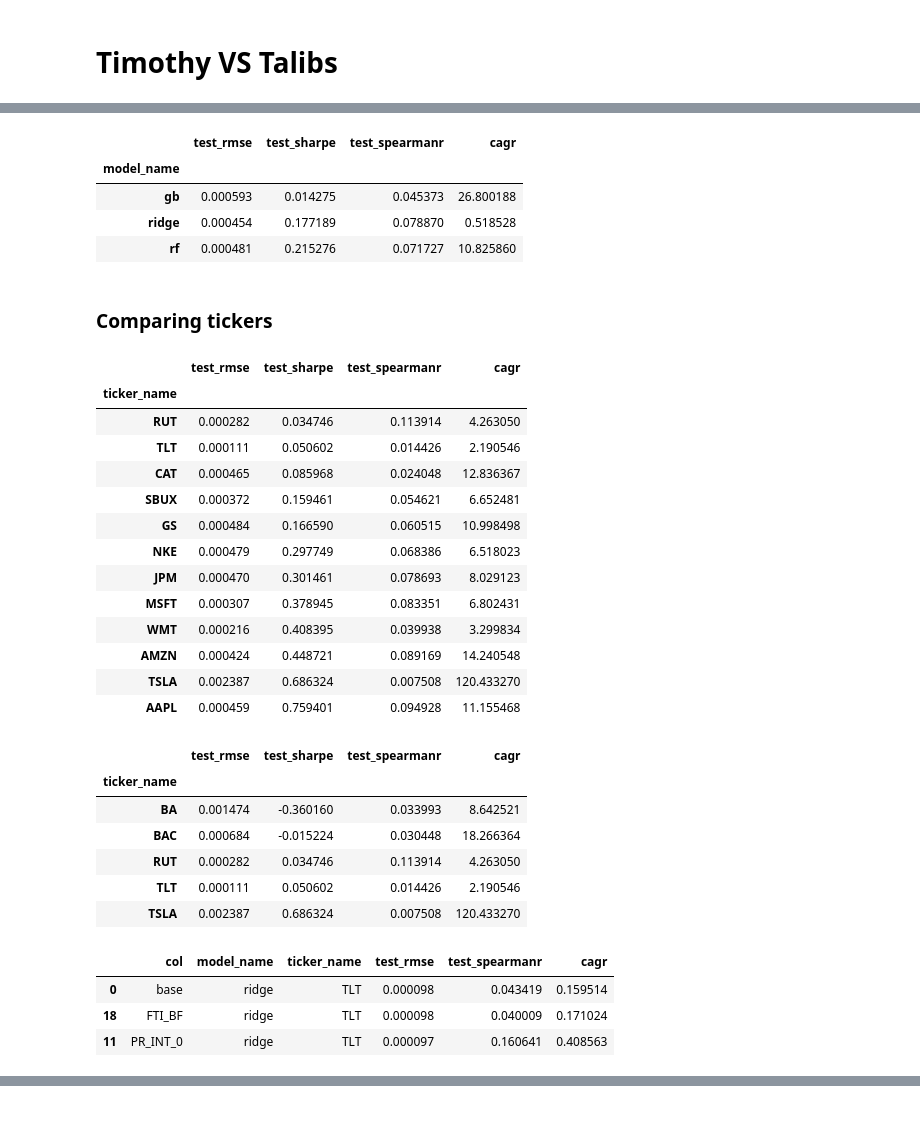
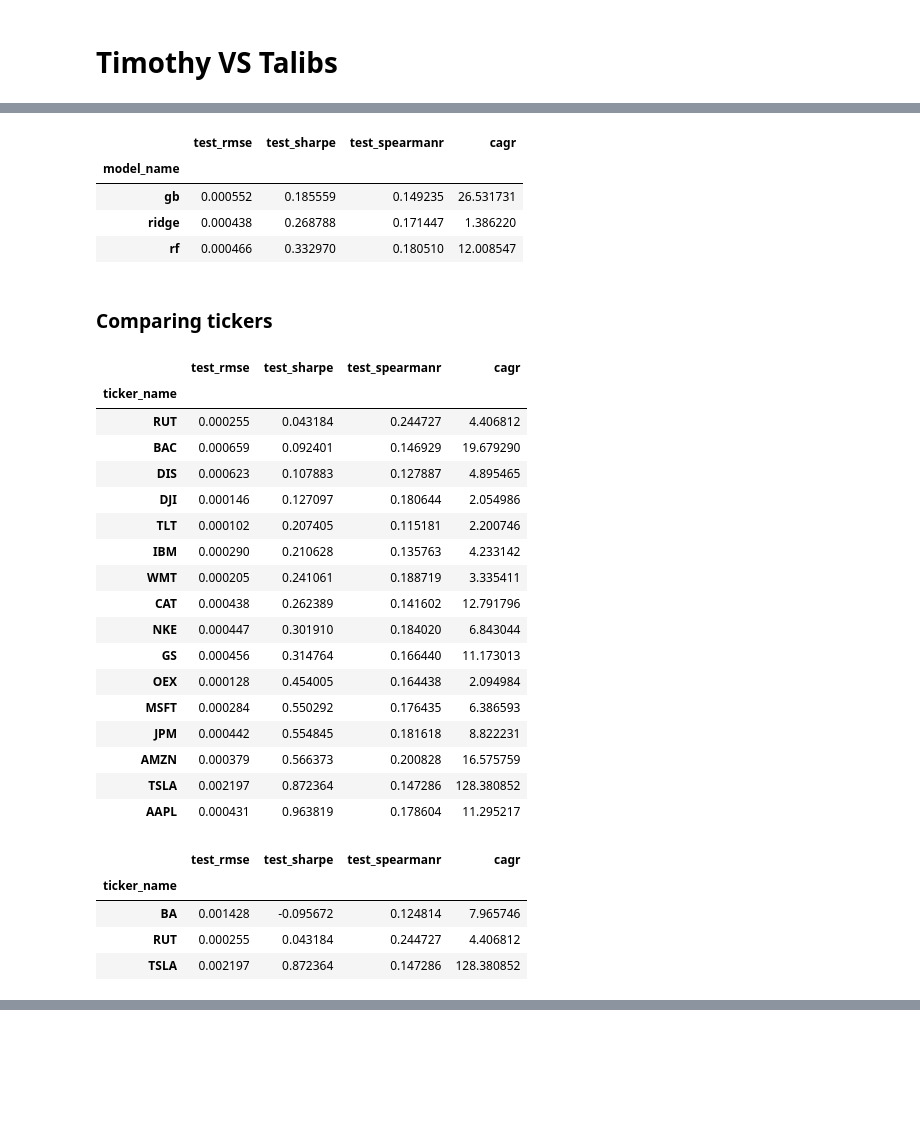
Before and after one commit to harrisyang611/timothy_indicator_project, a Jupyter notebook: notebook/model_eval_plot.ipynb, the cells around one changed output, grey strips where cells are left out. Saved outputs shown, nothing was run; the diff lists cells and outputs as text; code cells hidden in the pictures; blank space fills up the shorter version.

```diff
--- a/notebook/model_eval_plot.ipynb
+++ b/notebook/model_eval_plot.ipynb
@@ -5,13 +5,14 @@ import os
 import matplotlib.pyplot as plt
 import seaborn as sns
 # %%
-model_file = os.listdir('../output_new/')
+file_dir = '../output_3/'
+model_file = os.listdir(file_dir)
 model_file = [i for i in model_file if 'model_result' in i]
 # %%
 df_model_list = []
 
 for file_name in model_file:
-    file_location = '../output_new/' + file_name
+    file_location = file_dir + file_name
     ticker_name = file_name.split('_')[0]
     df = pd.read_csv(file_location)
     df.columns = ['col', 'tuning_sharpe', 'tuning_rmse', 'tuning_spearmanr', 'cagr',
@@ -162,9 +162,9 @@ df_3model
 # %% [output]
 |  | test_rmse | test_sharpe | test_spearmanr | cagr |
 | model_name |  |  |  |  |
-| gb | 0.000593 | 0.014275 | 0.045373 | 26.800188 |
-| ridge | 0.000454 | 0.177189 | 0.078870 | 0.518528 |
-| rf | 0.000481 | 0.215276 | 0.071727 | 10.825860 |
+| gb | 0.000552 | 0.185559 | 0.149235 | 26.531731 |
+| ridge | 0.000438 | 0.268788 | 0.171447 | 1.386220 |
+| rf | 0.000466 | 0.332970 | 0.180510 | 12.008547 |
 # %% [markdown]
 ### Comparing tickers
 # %%
@@ -173,32 +173,34 @@ df_ticker[df_ticker['test_sharpe'] > 0]
 # %% [output]
 |  | test_rmse | test_sharpe | test_spearmanr | cagr |
 | ticker_name |  |  |  |  |
-| RUT | 0.000282 | 0.034746 | 0.113914 | 4.263050 |
-| TLT | 0.000111 | 0.050602 | 0.014426 | 2.190546 |
-| CAT | 0.000465 | 0.085968 | 0.024048 | 12.836367 |
-| SBUX | 0.000372 | 0.159461 | 0.054621 | 6.652481 |
-| GS | 0.000484 | 0.166590 | 0.060515 | 10.998498 |
-| NKE | 0.000479 | 0.297749 | 0.068386 | 6.518023 |
-| JPM | 0.000470 | 0.301461 | 0.078693 | 8.029123 |
-| MSFT | 0.000307 | 0.378945 | 0.083351 | 6.802431 |
-| WMT | 0.000216 | 0.408395 | 0.039938 | 3.299834 |
-| AMZN | 0.000424 | 0.448721 | 0.089169 | 14.240548 |
-| TSLA | 0.002387 | 0.686324 | 0.007508 | 120.433270 |
-| AAPL | 0.000459 | 0.759401 | 0.094928 | 11.155468 |
+| RUT | 0.000255 | 0.043184 | 0.244727 | 4.406812 |
+| BAC | 0.000659 | 0.092401 | 0.146929 | 19.679290 |
+| DIS | 0.000623 | 0.107883 | 0.127887 | 4.895465 |
+| DJI | 0.000146 | 0.127097 | 0.180644 | 2.054986 |
+| TLT | 0.000102 | 0.207405 | 0.115181 | 2.200746 |
+| IBM | 0.000290 | 0.210628 | 0.135763 | 4.233142 |
+| WMT | 0.000205 | 0.241061 | 0.188719 | 3.335411 |
+| CAT | 0.000438 | 0.262389 | 0.141602 | 12.791796 |
+| NKE | 0.000447 | 0.301910 | 0.184020 | 6.843044 |
+| GS | 0.000456 | 0.314764 | 0.166440 | 11.173013 |
+| OEX | 0.000128 | 0.454005 | 0.164438 | 2.094984 |
+| MSFT | 0.000284 | 0.550292 | 0.176435 | 6.386593 |
+| JPM | 0.000442 | 0.554845 | 0.181618 | 8.822231 |
+| AMZN | 0.000379 | 0.566373 | 0.200828 | 16.575759 |
+| TSLA | 0.002197 | 0.872364 | 0.147286 | 128.380852 |
+| AAPL | 0.000431 | 0.963819 | 0.178604 | 11.295217 |
 # %%
 df_ticker = df_model.groupby(['ticker_name'])[['test_rmse','test_sharpe','test_spearmanr','cagr']].mean().sort_values(['test_sharpe'])
-list_tickers = ['BA','BAC','RUT','TLT','TSLA']
+list_tickers = ['BA','RUT','TSLA']
 df_ticker_selected = df_ticker[df_ticker.index.isin(list_tickers)]
 # %%
-df_ticker_selected
+df_ticker_selected.sort_values(['test_sharpe'])
 # %% [output]
 |  | test_rmse | test_sharpe | test_spearmanr | cagr |
 | ticker_name |  |  |  |  |
-| BA | 0.001474 | -0.360160 | 0.033993 | 8.642521 |
-| BAC | 0.000684 | -0.015224 | 0.030448 | 18.266364 |
-| RUT | 0.000282 | 0.034746 | 0.113914 | 4.263050 |
-| TLT | 0.000111 | 0.050602 | 0.014426 | 2.190546 |
-| TSLA | 0.002387 | 0.686324 | 0.007508 | 120.433270 |
+| BA | 0.001428 | -0.095672 | 0.124814 | 7.965746 |
+| RUT | 0.000255 | 0.043184 | 0.244727 | 4.406812 |
+| TSLA | 0.002197 | 0.872364 | 0.147286 | 128.380852 |
 # %%
 df_ticker_ind = df_model.groupby(['ticker_name','col'])[['test_rmse','test_sharpe','test_spearmanr','cagr']].mean().sort_values(['test_sharpe']).reset_index()
 list_tickers = ['BA','BAC','RUT','TLT','TSLA']
@@ -255,11 +257,6 @@ evaluation_list = [
 xx = [ df_model[(df_model[list(i)] == pd.Series(i)).all(axis=1)]  for i in evaluation_list]
 
 df_shap = pd.concat(xx)[['col','model_name','ticker_name','test_rmse','test_spearmanr','cagr']].sort_values(['cagr'])
-# %% [output]
-|  | col | model_name | ticker_name | test_rmse | test_spearmanr | cagr |
-| 0 | base | ridge | TLT | 0.000098 | 0.043419 | 0.159514 |
-| 18 | FTI_BF | ridge | TLT | 0.000098 | 0.040009 | 0.171024 |
-| 11 | PR_INT_0 | ridge | TLT | 0.000097 | 0.160641 | 0.408563 |
 # %%
 import antropy as ant
 # %%
```
Also changed, not shown: parts of 13 cells of this notebook, 15 other files.
